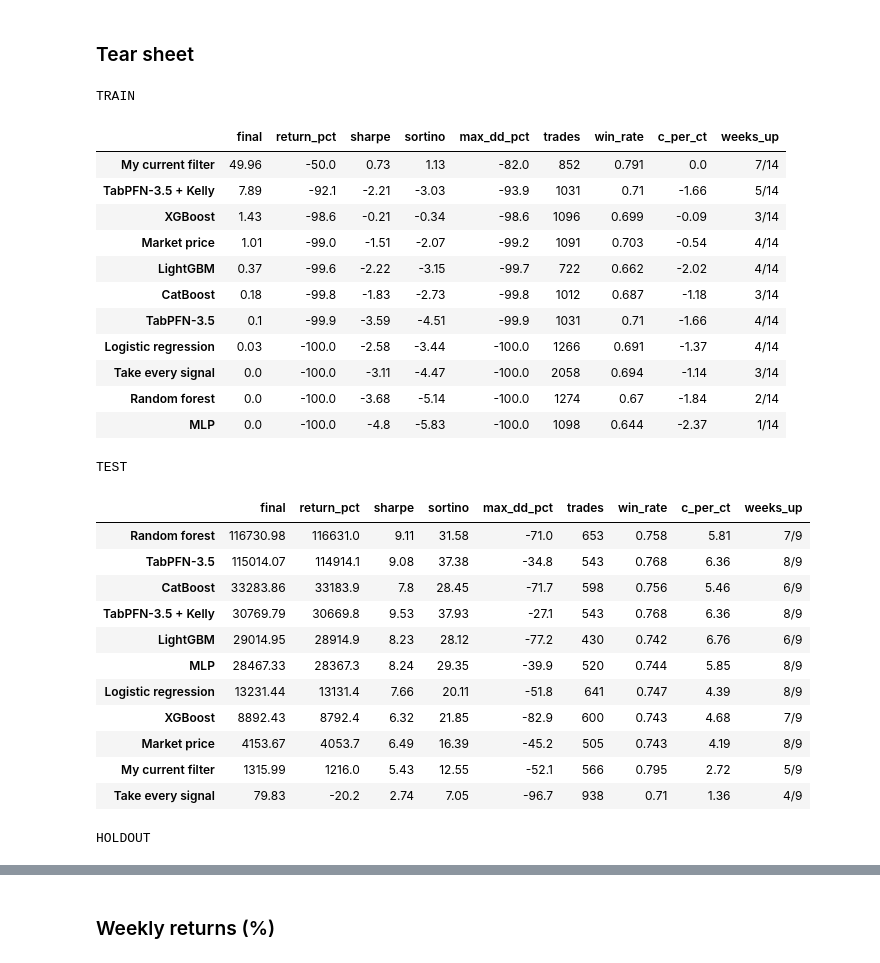
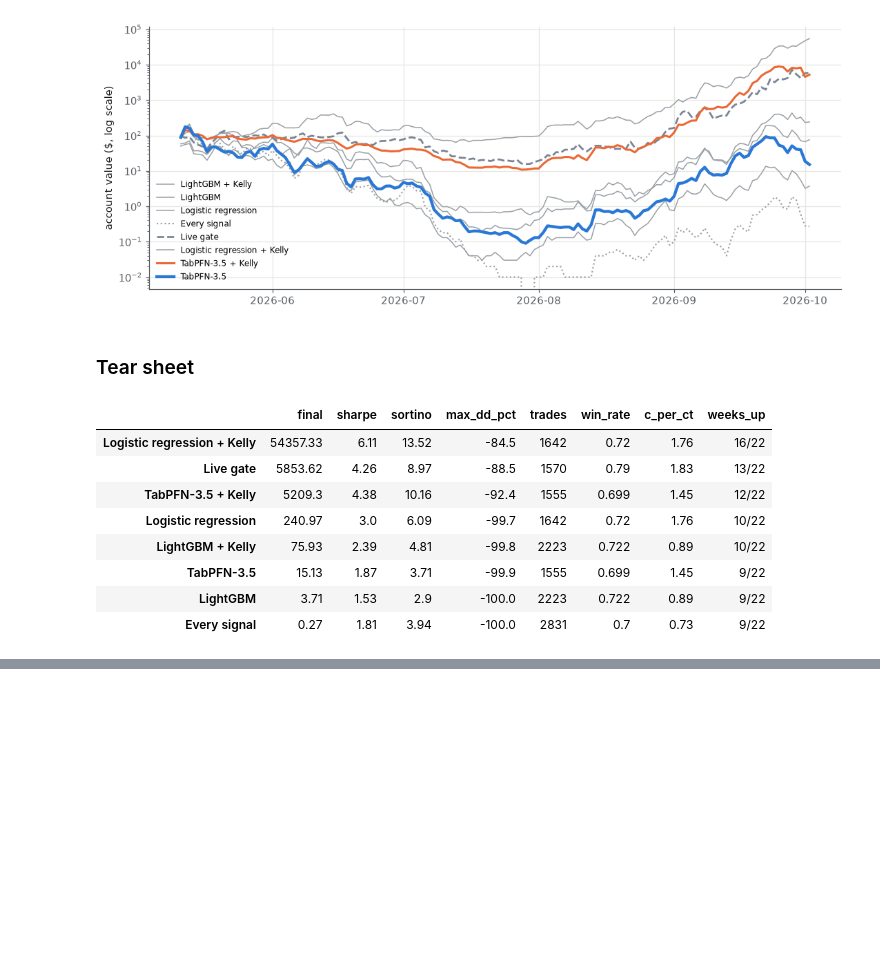
Before and after one commit to Cloblak/tab-trader, a Jupyter notebook: notebooks/00_bottom_line.ipynb, the cells around one changed output, grey strips where cells are left out. Cells and saved outputs as stored; diff of their text form; code cells hidden in the pictures; blank space fills up the shorter version.

```diff
--- a/notebooks/00_bottom_line.ipynb
+++ b/notebooks/00_bottom_line.ipynb
@@ -24,8 +22,9 @@ plots.style()
 pd.set_option("display.width", 140, "display.max_columns", 30)
 # %%
 from tabtrader import bankroll
-from tabtrader.report_data import BLUF_MODELS
-d = pd.read_parquet(ROOT / "data" / "strategy" / "bluf_predictions.parquet")
-meta = json.loads((ROOT / "data" / "strategy" / "bluf_meta.json").read_text())
-print(meta["n"]); d.head()
+from tabtrader.report_data import ROLL_MODELS
+d = pd.read_parquet(ROOT / "data" / "strategy" / "rolling_predictions.parquet")
+meta = json.loads((ROOT / "data" / "strategy" / "rolling_meta.json").read_text())
+print(meta["first_week"], "to", meta["last_signal"], "·", meta["weeks"], "weeks ·", meta["signals"], "signals")
+d.head()
 # %% [output]
@@ -41,13 +39,0 @@ print(meta["n"]); d.head()
-# %%
-NAME = {"Live gate": "My current filter", "Every signal": "Take every signal"}
-res = {sp: bankroll.run_models(d, BLUF_MODELS, sp) for sp in ["train", "test", "holdout"]}
-fig, axes = plt.subplots(1, 3, figsize=(13, 3.8))
-for ax, sp in zip(axes, res):
-    for m in BLUF_MODELS[::-1]:
-        c = pd.DataFrame(res[sp][m]["curve"], columns=["day", "v"]); c["day"] = pd.to_datetime(c["day"])
-        hi = m == "TabPFN-3.5"
-        ax.plot(c.day, c.v, color=plots.TABPFN if hi else ("#7a8594" if m == "Live gate" else plots.CLASSIC),
-                lw=2.6 if hi else (1.8 if m == "Live gate" else 1), ls="--" if m in ("Live gate", "Every signal") else "-",
-                label=NAME.get(m, m) if m in ("TabPFN-3.5", "Live gate", "Every signal") else None)
-    ax.set_title(sp.capitalize()); ax.tick_params(axis="x", rotation=30)
-axes[0].set_ylabel("account value ($)"); axes[0].legend(fontsize=8); plt.tight_layout()
@@ -56,35 +40,26 @@ axes[0].set_ylabel("account value ($)"); axes[0].legend(fontsize=8); plt.tight_l
+# %%
+res = bankroll.run_models(d, ROLL_MODELS)
+fig, ax = plt.subplots(figsize=(10, 4))
+for m in ROLL_MODELS[::-1]:
+    c = pd.DataFrame(res[m]["curve"], columns=["day", "v"]); c["day"] = pd.to_datetime(c["day"])
+    style = {"TabPFN-3.5": (plots.TABPFN, 2.8, "-"), "TabPFN-3.5 + Kelly": (plots.FAST, 2, "-"),
+             "Live gate": ("#7a8594", 1.8, "--"), "Every signal": (plots.CLASSIC, 1.4, ":")}.get(m, (plots.CLASSIC, 1, "-"))
+    ax.plot(c.day, c.v, color=style[0], lw=style[1], ls=style[2], label=m)
+ax.set_yscale("log"); ax.set_ylabel("account value ($, log scale)"); ax.legend(fontsize=8); plt.tight_layout()
+# %% [output]
+[figure, added]
 # %% [markdown]
 ### Tear sheet
 # %%
-cols = ["final", "return_pct", "sharpe", "sortino", "max_dd_pct", "trades", "win_rate", "c_per_ct", "weeks_up"]
-for sp in res:
-    t = pd.DataFrame({NAME.get(m, m): {k: res[sp][m][k] for k in cols} for m in BLUF_MODELS}).T.sort_values("final", ascending=False)
-    print(sp.upper()); display(t)
+cols = ["final", "sharpe", "sortino", "max_dd_pct", "trades", "win_rate", "c_per_ct", "weeks_up"]
+pd.DataFrame({m: {k: r[k] for k in cols} for m, r in res.items()}).T.sort_values("final", ascending=False)
 # %% [output]
-TRAIN
-|  | final | return_pct | sharpe | sortino | max_dd_pct | trades | win_rate | c_per_ct | weeks_up |
-| My current filter | 49.96 | -50.0 | 0.73 | 1.13 | -82.0 | 852 | 0.791 | 0.0 | 7/14 |
-| TabPFN-3.5 + Kelly | 7.89 | -92.1 | -2.21 | -3.03 | -93.9 | 1031 | 0.71 | -1.66 | 5/14 |
-| XGBoost | 1.43 | -98.6 | -0.21 | -0.34 | -98.6 | 1096 | 0.699 | -0.09 | 3/14 |
-| Market price | 1.01 | -99.0 | -1.51 | -2.07 | -99.2 | 1091 | 0.703 | -0.54 | 4/14 |
-| LightGBM | 0.37 | -99.6 | -2.22 | -3.15 | -99.7 | 722 | 0.662 | -2.02 | 4/14 |
-| CatBoost | 0.18 | -99.8 | -1.83 | -2.73 | -99.8 | 1012 | 0.687 | -1.18 | 3/14 |
-| TabPFN-3.5 | 0.1 | -99.9 | -3.59 | -4.51 | -99.9 | 1031 | 0.71 | -1.66 | 4/14 |
-| Logistic regression | 0.03 | -100.0 | -2.58 | -3.44 | -100.0 | 1266 | 0.691 | -1.37 | 4/14 |
-| Take every signal | 0.0 | -100.0 | -3.11 | -4.47 | -100.0 | 2058 | 0.694 | -1.14 | 3/14 |
-| Random forest | 0.0 | -100.0 | -3.68 | -5.14 | -100.0 | 1274 | 0.67 | -1.84 | 2/14 |
-| MLP | 0.0 | -100.0 | -4.8 | -5.83 | -100.0 | 1098 | 0.644 | -2.37 | 1/14 |
+|  | final | sharpe | sortino | max_dd_pct | trades | win_rate | c_per_ct | weeks_up |
+| Logistic regression + Kelly | 54357.33 | 6.11 | 13.52 | -84.5 | 1642 | 0.72 | 1.76 | 16/22 |
+| Live gate | 5853.62 | 4.26 | 8.97 | -88.5 | 1570 | 0.79 | 1.83 | 13/22 |
+| TabPFN-3.5 + Kelly | 5209.3 | 4.38 | 10.16 | -92.4 | 1555 | 0.699 | 1.45 | 12/22 |
+| Logistic regression | 240.97 | 3.0 | 6.09 | -99.7 | 1642 | 0.72 | 1.76 | 10/22 |
+| LightGBM + Kelly | 75.93 | 2.39 | 4.81 | -99.8 | 2223 | 0.722 | 0.89 | 10/22 |
+| TabPFN-3.5 | 15.13 | 1.87 | 3.71 | -99.9 | 1555 | 0.699 | 1.45 | 9/22 |
+| LightGBM | 3.71 | 1.53 | 2.9 | -100.0 | 2223 | 0.722 | 0.89 | 9/22 |
+| Every signal | 0.27 | 1.81 | 3.94 | -100.0 | 2831 | 0.7 | 0.73 | 9/22 |
-TEST
-|  | final | return_pct | sharpe | sortino | max_dd_pct | trades | win_rate | c_per_ct | weeks_up |
-| Random forest | 116730.98 | 116631.0 | 9.11 | 31.58 | -71.0 | 653 | 0.758 | 5.81 | 7/9 |
-| TabPFN-3.5 | 115014.07 | 114914.1 | 9.08 | 37.38 | -34.8 | 543 | 0.768 | 6.36 | 8/9 |
-| CatBoost | 33283.86 | 33183.9 | 7.8 | 28.45 | -71.7 | 598 | 0.756 | 5.46 | 6/9 |
-| TabPFN-3.5 + Kelly | 30769.79 | 30669.8 | 9.53 | 37.93 | -27.1 | 543 | 0.768 | 6.36 | 8/9 |
-| LightGBM | 29014.95 | 28914.9 | 8.23 | 28.12 | -77.2 | 430 | 0.742 | 6.76 | 6/9 |
-| MLP | 28467.33 | 28367.3 | 8.24 | 29.35 | -39.9 | 520 | 0.744 | 5.85 | 8/9 |
-| Logistic regression | 13231.44 | 13131.4 | 7.66 | 20.11 | -51.8 | 641 | 0.747 | 4.39 | 8/9 |
-| XGBoost | 8892.43 | 8792.4 | 6.32 | 21.85 | -82.9 | 600 | 0.743 | 4.68 | 7/9 |
-| Market price | 4153.67 | 4053.7 | 6.49 | 16.39 | -45.2 | 505 | 0.743 | 4.19 | 8/9 |
-| My current filter | 1315.99 | 1216.0 | 5.43 | 12.55 | -52.1 | 566 | 0.795 | 2.72 | 5/9 |
-| Take every signal | 79.83 | -20.2 | 2.74 | 7.05 | -96.7 | 938 | 0.71 | 1.36 | 4/9 |
-HOLDOUT
@@ -103,2 +65,0 @@ HOLDOUT
-# %% [markdown]
-### Weekly returns (%)
```
Also changed, not shown: parts of 12 cells of this notebook, 17 other files.
